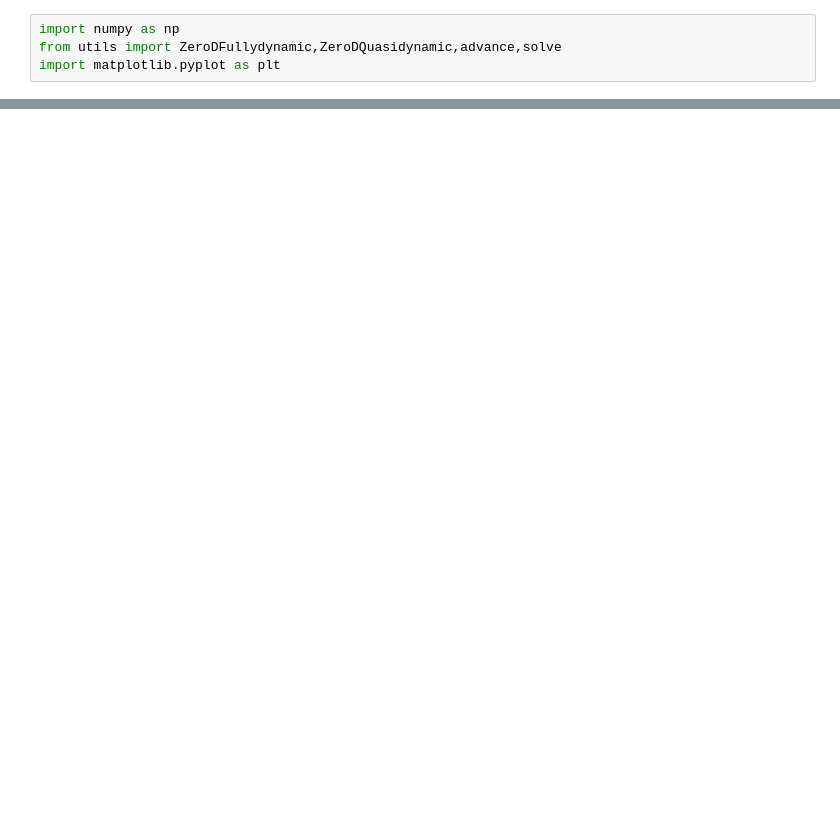
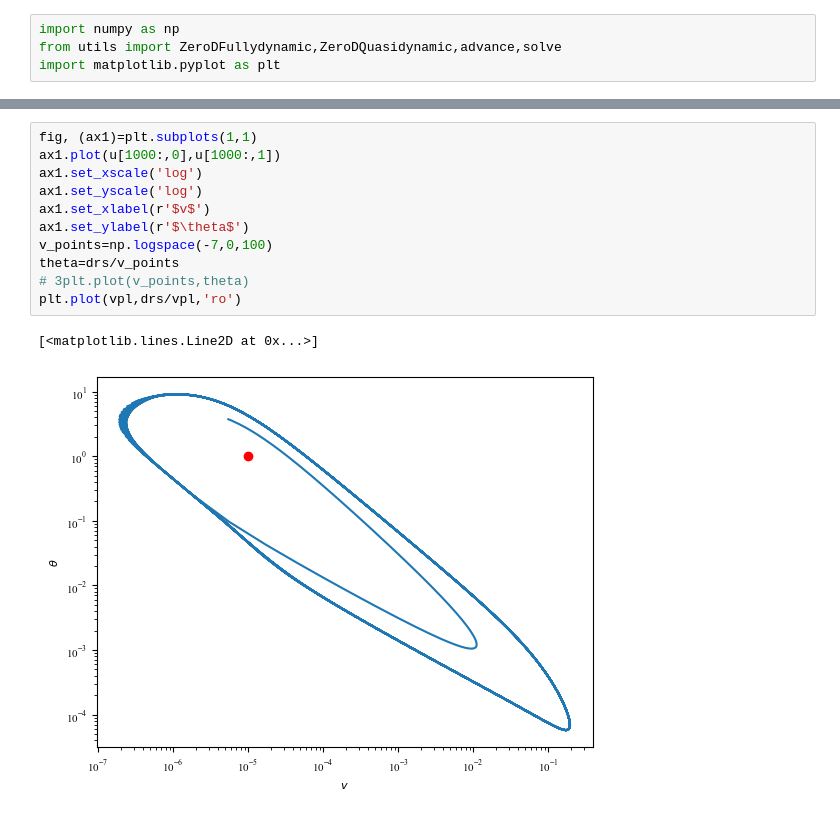
Before and after one commit to hojjatks/ZeroDmodel, a Jupyter notebook: Runme.ipynb, the cells around one changed output, grey strips where cells are left out. Saved outputs shown, nothing was run; the diff lists cells and outputs as text; blank space fills up the shorter version.

```diff
--- a/Runme.ipynb
+++ b/Runme.ipynb
@@ -57,2 +52,16 @@ ax1.set_xlim(right=150)
+# %%
+fig, (ax1)=plt.subplots(1,1)
+ax1.plot(u[1000:,0],u[1000:,1])
+ax1.set_xscale('log')
+ax1.set_yscale('log')
+ax1.set_xlabel(r'$v$')
+ax1.set_ylabel(r'$\theta$')
+v_points=np.logspace(-7,0,100)
+theta=drs/v_points
+# 3plt.plot(v_points,theta)
+plt.plot(vpl,drs/vpl,'ro')
+# %% [output]
+[<matplotlib.lines.Line2D at 0x...>]
+[figure, added]
 # %%
 fig, (ax1)=plt.subplots(1,1)
```
Also changed, not shown: parts of 17 cells of this notebook, 1 other file.
